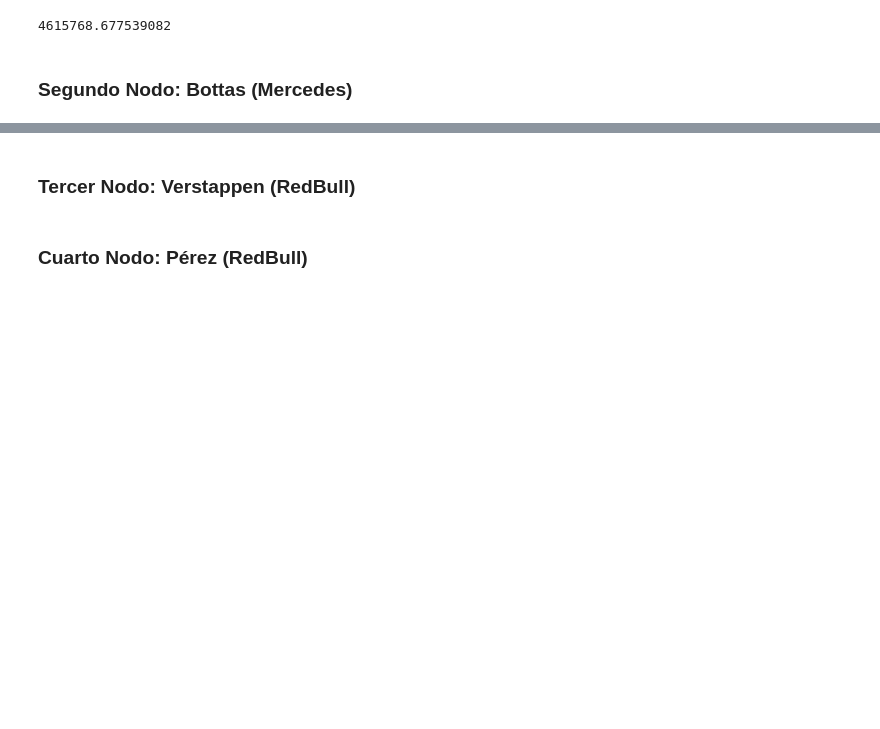
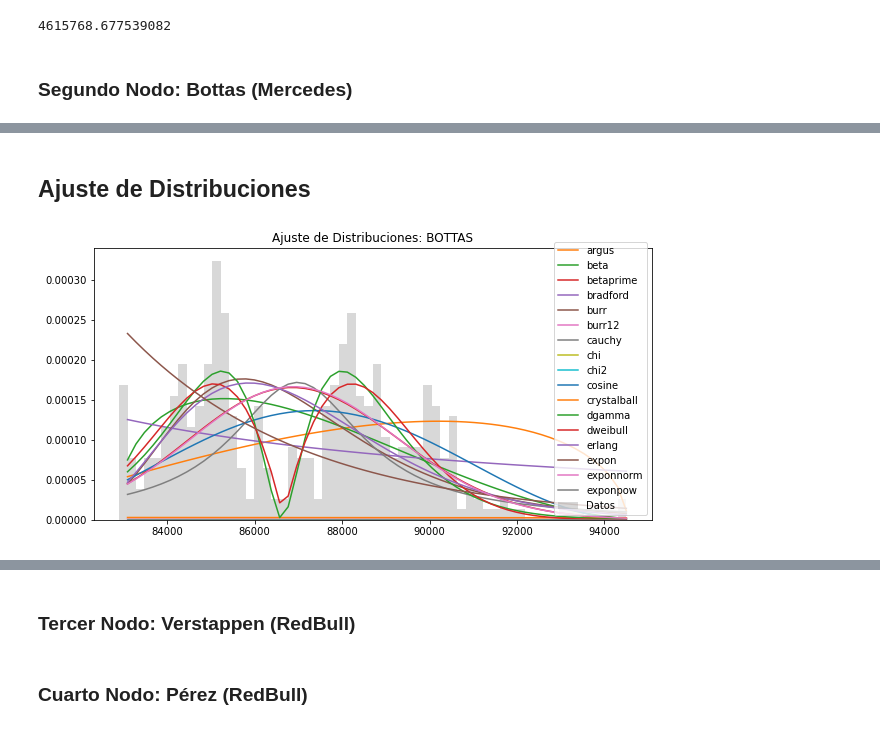
Before and after one commit to AndresLaresBarragan/ProyectoSPF, a Jupyter notebook: Nodo2.ipynb, the cells around one changed output, grey strips where cells are left out. Saved outputs shown, nothing was run; the diff lists cells and outputs as text; code cells hidden in the pictures; blank space fills up the shorter version.

```diff
--- a/Nodo2.ipynb
+++ b/Nodo2.ipynb
@@ -210,13 +210,13 @@ El diagrama de cajas muestra un **sesgo a la derecha** en la distribución. Por
 ## Ajuste de Distribuciones
 # %%
 # Dataframe que almacena los errores de ajuste de cada distribucion
-def erdist(d:"Distribución por ajustar"):
+def erdist(d:"Distribución por ajustar", data:"Datos para el fit"):
     """
     Ajusta las distribuciones continuas de la libreria estadistica de scipy.
     Calcula el error de ajuste de cada distribucion vs. los datos observados.
     """
     # ajuste y aproximacion de la distribucion
-    params = getattr(st,d).fit(hami)
+    params = getattr(st,d).fit(data)
     y_hat = getattr(st,d)(*params).pdf(x)
     # calcular errores
     Error.loc[d,'RMSE']      = np.sqrt(((y - y_hat)**2).mean())
@@ -569,0 +591,20 @@ np.mean(Total_Hamilton)
+# %% [markdown]
+## Ajuste de Distribuciones
+# %%
+warnings.filterwarnings('ignore')
+plt.figure(figsize=(10,5))
+y,x, _ = plt.hist(bot, bins=60, label='Datos',fc='gray', histtype='stepfilled', alpha=0.3, density=True)
+x = x[1:]
+
+# Tomamos las distribuciones continuas de la paqueteria 'scipy.stats'
+dist = [d for d in dir(st) if isinstance(getattr(st,d), getattr(st,'rv_continuous'))]
+dist = dist[3:20]
+
+Error = pd.DataFrame(index=dist, columns=['RMSE','R-squared'])
+
+[erdist(d, bot) for d in dist]
+plt.title('Ajuste de Distribuciones: BOTTAS')
+plt.legend()
+plt.show()
+# %% [output]
+[figure, added]
```
Also changed, not shown: parts of 34 cells of this notebook.
